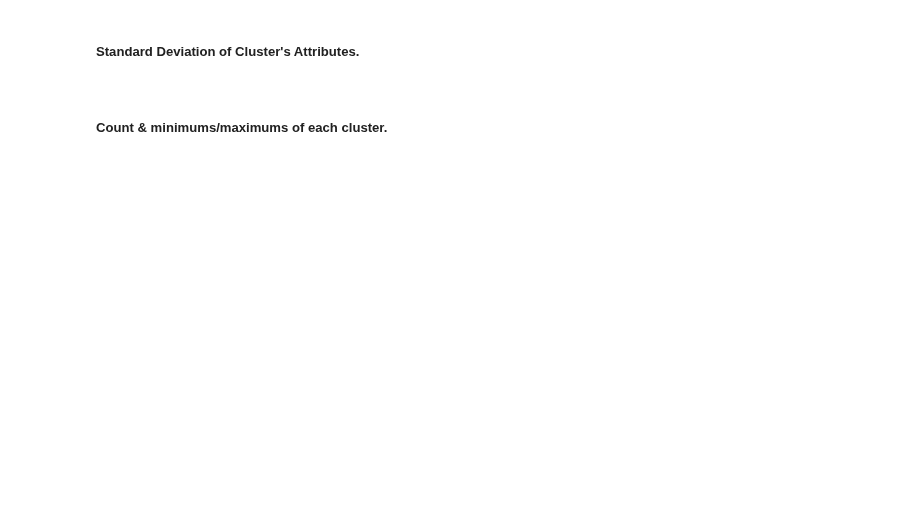
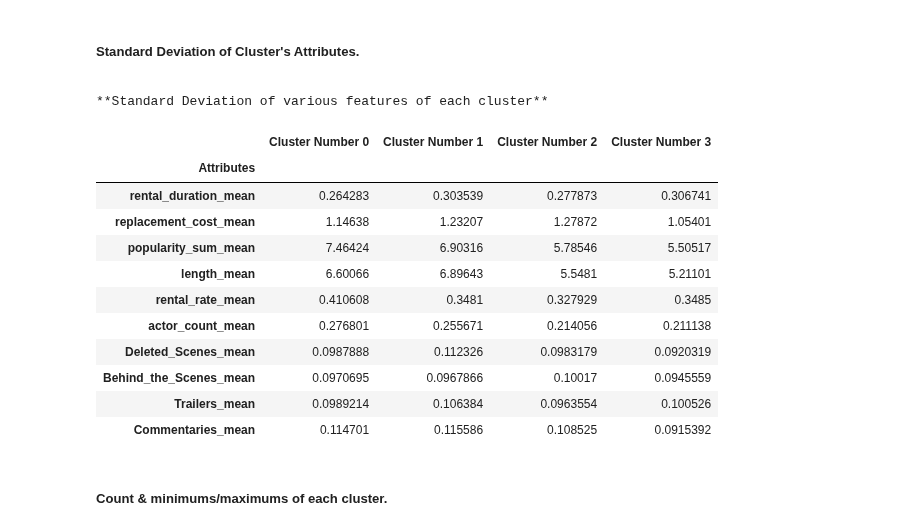
Before and after one commit to DannyFirmin/ML-KMeans-KNN-DecisionTrees, a Jupyter notebook: Assignment-2.ipynb, the cells around one changed output. Cells and saved outputs as stored; diff of their text form; code cells hidden in the pictures; blank space fills up the shorter version.

```diff
--- a/Assignment-2.ipynb
+++ b/Assignment-2.ipynb
@@ -531,8 +617,27 @@ dataframe_description_selector("mean",list_df_cluster) \
 # %%
 #Showing the differences in the standard deviation of the attributes of each cluster.
 list_df_cluster=[df_cluster0_description,df_cluster1_description,df_cluster2_description,df_cluster3_description]
 print("**Standard Deviation of various features of each cluster**")
-dataframe_description_selector("std",list_df_cluster)
+df_std_clusters=dataframe_description_selector("std",list_df_cluster)
+df_std_clusters=df_std_clusters.drop(columns=df_std_clusters.columns[df_std_clusters.columns.str.contains("mode")])
+df_std_clusters.T.rename_axis("Attributes")\
+                 .style.apply(highlight_column,c_i_name="popularity_sum_mean",axis=1) \
+                 .apply(highlight_column,c_i_name="length_mean",color="lightblue",axis=1)  \
+                 .apply(highlight_column,c_i_name="actor_count_mean",color="lightgreen",axis=1)
+# %% [output]
+**Standard Deviation of various features of each cluster**
+|  | Cluster Number 0 | Cluster Number 1 | Cluster Number 2 | Cluster Number 3 |
+| Attributes |  |  |  |  |
+| rental_duration_mean | 0.264283 | 0.303539 | 0.277873 | 0.306741 |
+| replacement_cost_mean | 1.14638 | 1.23207 | 1.27872 | 1.05401 |
+| popularity_sum_mean | 7.46424 | 6.90316 | 5.78546 | 5.50517 |
+| length_mean | 6.60066 | 6.89643 | 5.5481 | 5.21101 |
+| rental_rate_mean | 0.410608 | 0.3481 | 0.327929 | 0.3485 |
+| actor_count_mean | 0.276801 | 0.255671 | 0.214056 | 0.211138 |
+| Deleted_Scenes_mean | 0.0987888 | 0.112326 | 0.0983179 | 0.0920319 |
+| Behind_the_Scenes_mean | 0.0970695 | 0.0967866 | 0.10017 | 0.0945559 |
+| Trailers_mean | 0.0989214 | 0.106384 | 0.0963554 | 0.100526 |
+| Commentaries_mean | 0.114701 | 0.115586 | 0.108525 | 0.0915392 |
 # %% [markdown]
 ##### Count & minimums/maximums of each cluster.
 # %%
```
Also changed, not shown: parts of 18 cells of this notebook.
